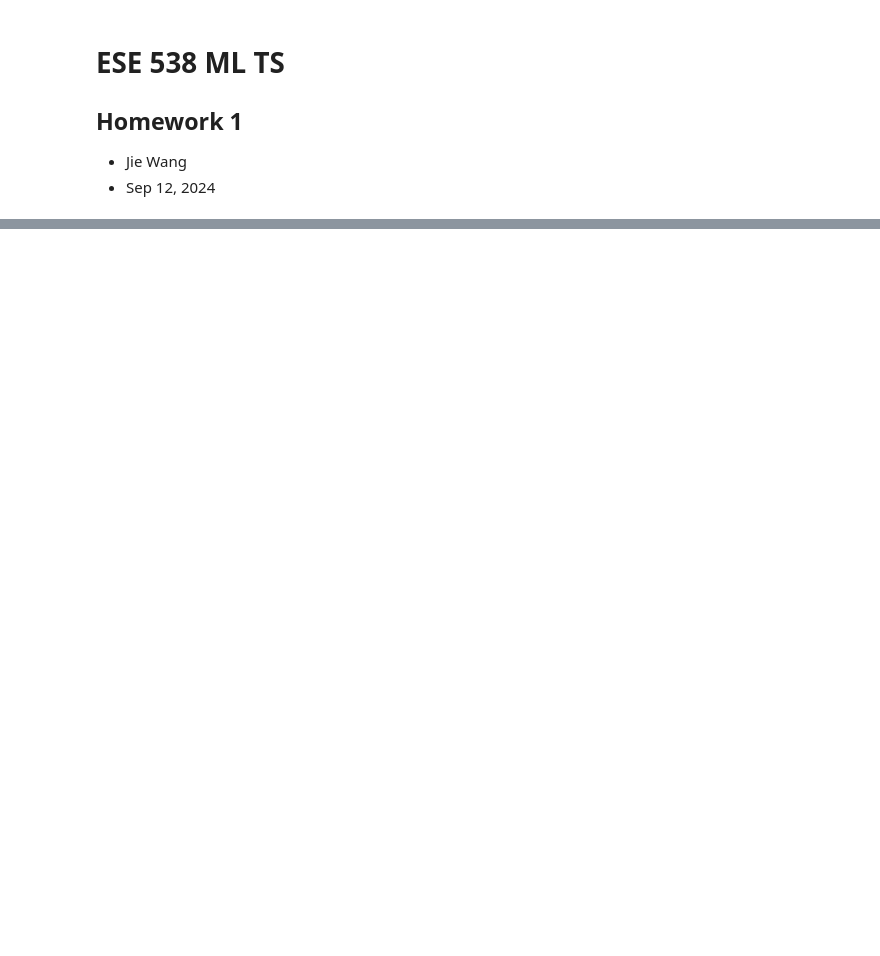
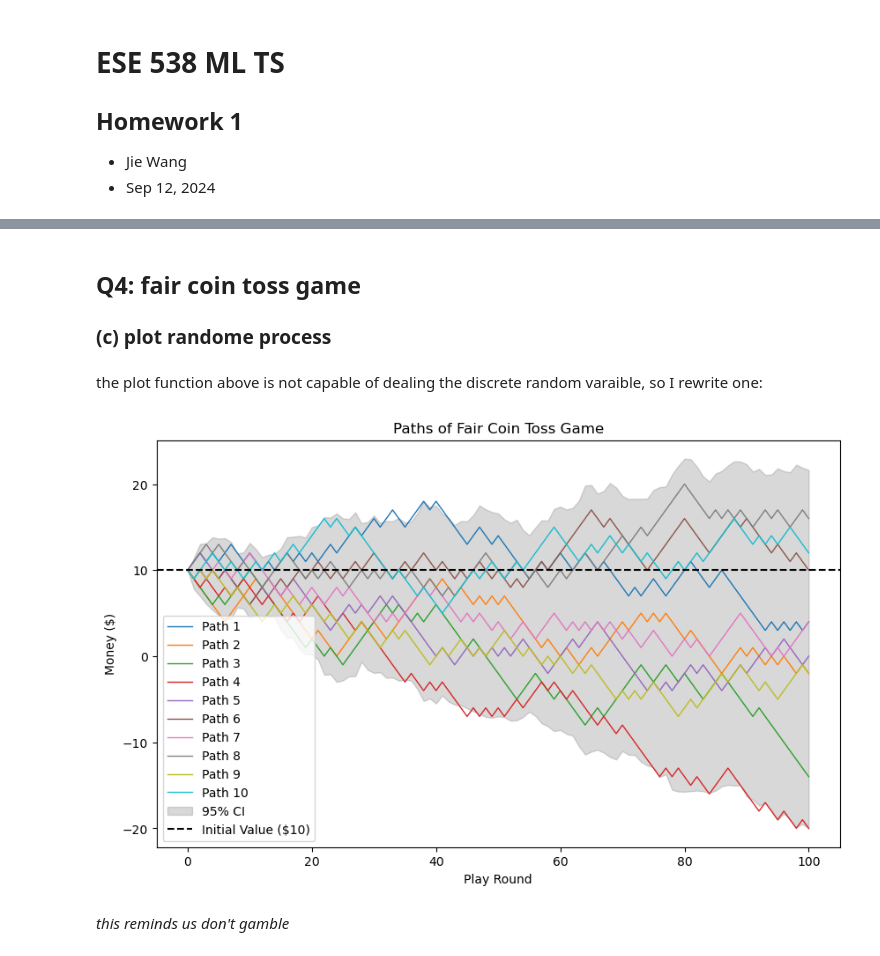
Before and after one commit to Everloom-129/ESE5380-ML-time-series, a Jupyter notebook: Assignments/hw1.ipynb, the cells around one changed output, grey strips where cells are left out. Drawn from its saved outputs; the diff is of its cells as text; code cells hidden in the pictures; blank space fills up the shorter version.

```diff
--- a/Assignments/hw1.ipynb
+++ b/Assignments/hw1.ipynb
@@ -86,0 +118,37 @@ plt.show()
+# %% [markdown]
+## Q4: fair coin toss game
+### (c) plot randome process
+# %% [markdown]
+the plot function above is not capable of dealing the discrete random varaible, so I rewrite one:
+# %%
+num_flips = 100
+num_paths = 10
+initial_value = 10
+
+np.random.seed(538)
+flips = np.random.choice([-1, 1], size=(num_paths, num_flips))
+Y = np.cumsum(flips, axis=1) + initial_value  # Cumulative sum to get money over time
+Y = np.insert(Y, 0, initial_value, axis=1)  # Include the initial value
+
+mean_Y = np.mean(Y, axis=0)
+std_Y = np.std(Y, axis=0)
+
+lower_bound = mean_Y - 1.96 * std_Y
+upper_bound = mean_Y + 1.96 * std_Y
+
+plt.figure(figsize=(10, 6))
+for i in range(num_paths):
+    plt.plot(Y[i], lw=1, label=f'Path {i+1}' )
+
+plt.fill_between(range(num_flips+1), lower_bound, upper_bound, color='gray', alpha=0.3, label="95% CI")
+
+plt.title('Paths of Fair Coin Toss Game')
+plt.xlabel('Play Round')
+plt.ylabel('Money ($)')
+plt.axhline(y=initial_value, color='k', linestyle='--', label="Initial Value ($10)")
+plt.legend()
+plt.show()
+# %% [output]
+[figure, added]
+# %% [markdown]
+*this reminds us don't gamble*
```
Also changed, not shown: parts of 10 cells of this notebook, 4 other files.
